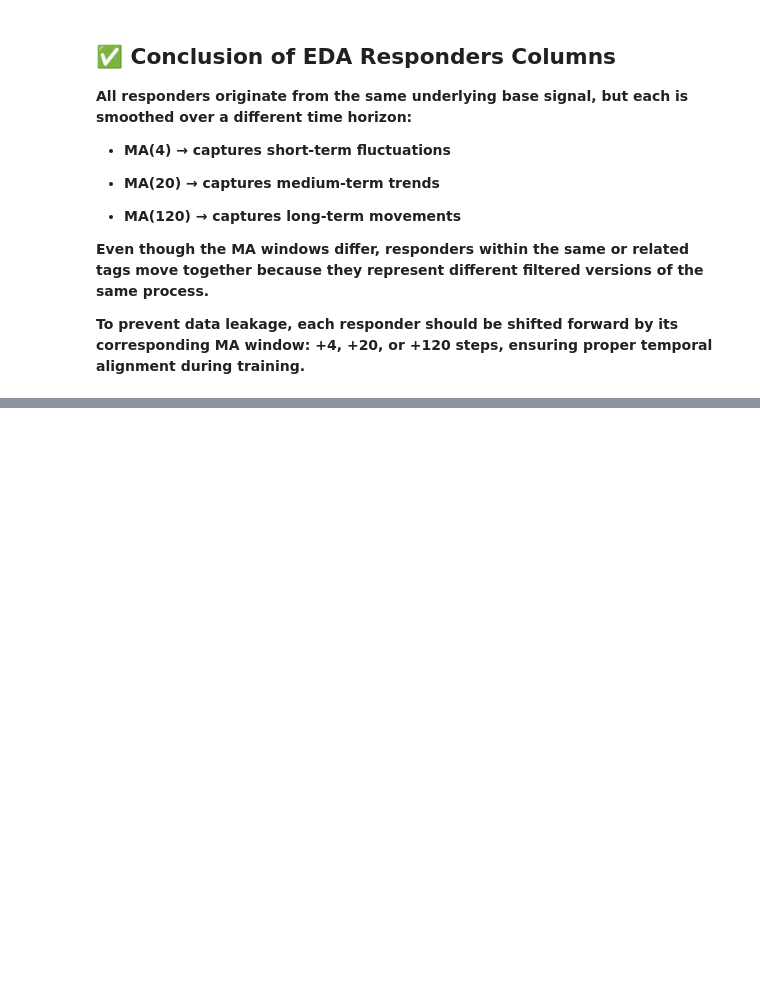
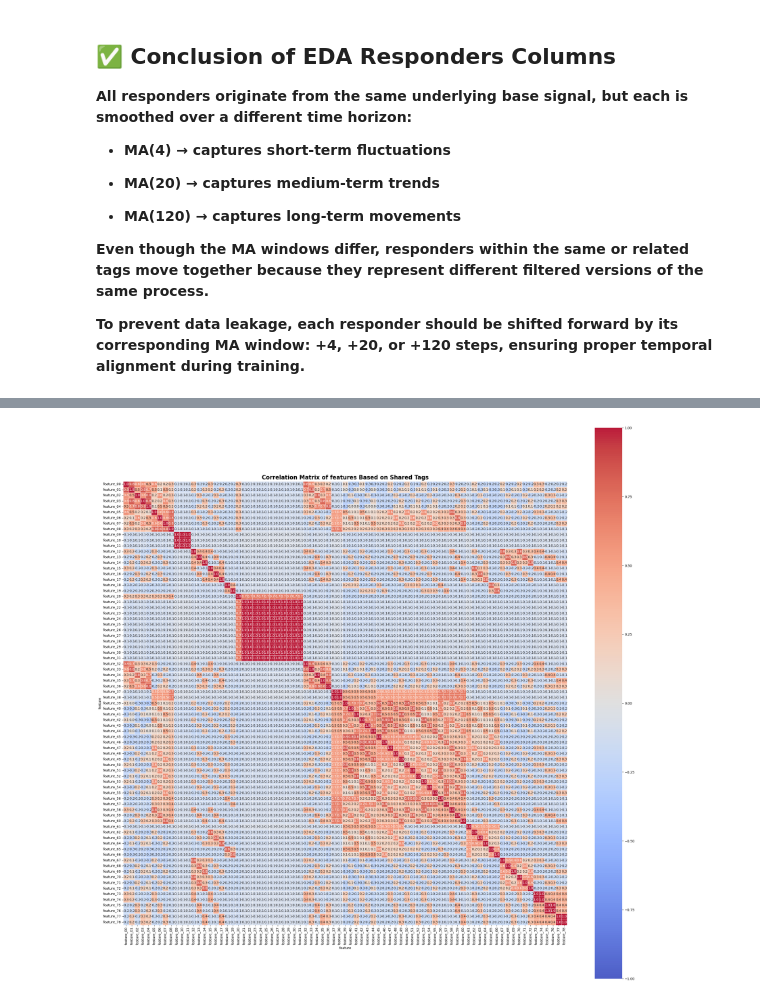
Before and after one commit to MohamedZakariaaFouda/Jane_Street_Competition, a Jupyter notebook: notebooks/end-to-end-data-science-life-cycle.ipynb, the cells around one changed output, grey strips where cells are left out. Drawn from its saved outputs; the diff is of its cells as text; code cells hidden in the pictures; blank space fills up the shorter version.

```diff
--- a/notebooks/end-to-end-data-science-life-cycle.ipynb
+++ b/notebooks/end-to-end-data-science-life-cycle.ipynb
@@ -700,0 +741,13 @@ they’re simply different time-horizon views of the same hidden process.**
+# %%
+#Groups of responders sharing the same tag
+features_structure.set_index("feature", inplace=True)
+
+groups = []
+for tag in features_structure.columns:
+    feature_group = features_structure.index[features_structure[tag]].tolist()
+    groups.append((tag, feature_group))
+
+print("=== Groups of features sharing the same tag ===\n")
+for tag, feature_group in groups:
+    print(f"{tag}: {feature_group}\n")
+    print ('------------------------------------------------------------')
@@ -700,0 +772,21 @@ they’re simply different time-horizon views of the same hidden process.**
+# %%
+# find features that have exactly the same tags, and groups them together into Groups.
+tag_cols = features_structure.columns
+features_structure["tag_pattern"] = features_structure[tag_cols].astype(int).astype(str).agg("".join, axis=1)
+
+# Group by tag pattern → collect features with identical tag structure
+groups = features_structure.groupby("tag_pattern").apply(lambda df: df.index.tolist()).reset_index(name="feature_list")
+
+# Keep only groups with more than one feature
+groups = groups[groups["feature_list"].apply(len) > 1]
+
+# Assign group IDs
+groups["group_id"] = [f"group_{i+1}" for i in range(len(groups))]
+
+# Convert to dictionary
+group_dict = dict(zip(groups["group_id"], groups["feature_list"]))
+
+# Display
+print('=== Features that have exactly the same tags ===')
+for g, feats in group_dict.items():
+    print(f"{g}: {feats}")
@@ -700,0 +801,13 @@ they’re simply different time-horizon views of the same hidden process.**
+# %%
+features_structure.drop(columns=["tag_pattern"], inplace=True)
+# %%
+# Correlation Matrix
+matrix = features_structure.T.corr()
+
+# Heatmap
+plt.figure(figsize=(30,30))
+sns.heatmap(matrix, square=True, cmap="coolwarm", alpha =0.9, vmin=-1, vmax=1, center= 0, linewidths=0.5, linecolor='white',fmt=".1f",annot=True)
+plt.title("Correlation Matrix of features Based on Shared Tags", fontsize=17, fontweight="bold")
+plt.show()
+# %% [output]
+[figure, added]
```
Also changed, not shown: parts of 8 cells of this notebook.
